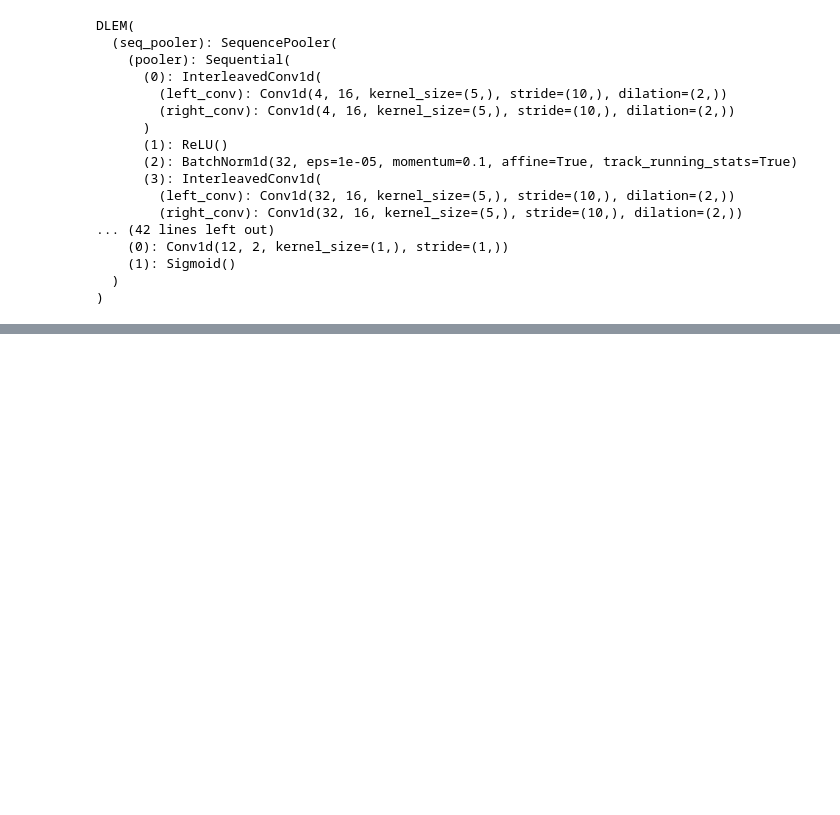
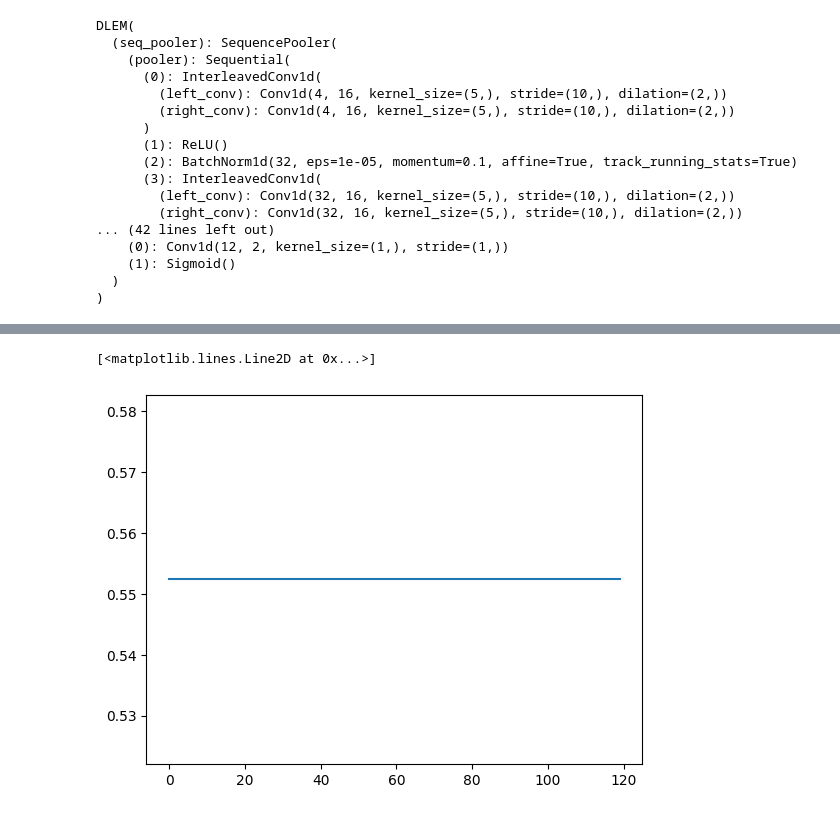
Before and after one commit to boooooogey/loopextrusion-pytorch, a Jupyter notebook: dlem/examples/complete_training_seq_example_lite.ipynb, the cells around one changed output, grey strips where cells are left out. Saved outputs shown, nothing was run; the diff lists cells and outputs as text; code cells hidden in the pictures; blank space fills up the shorter version.

```diff
--- a/dlem/examples/complete_training_seq_example_lite.ipynb
+++ b/dlem/examples/complete_training_seq_example_lite.ipynb
@@ -161,0 +196,5 @@ patch_prediction = util.convert_diags_to_full_contact(out[0].detach().numpy(), d
+# %%
+plt.plot(left_right[0, 1, :].detach().cpu().numpy())
+# %% [output]
+[<matplotlib.lines.Line2D at 0x...>]
+[figure, added]
```
Also changed, not shown: parts of 15 cells of this notebook, 2 other files.
